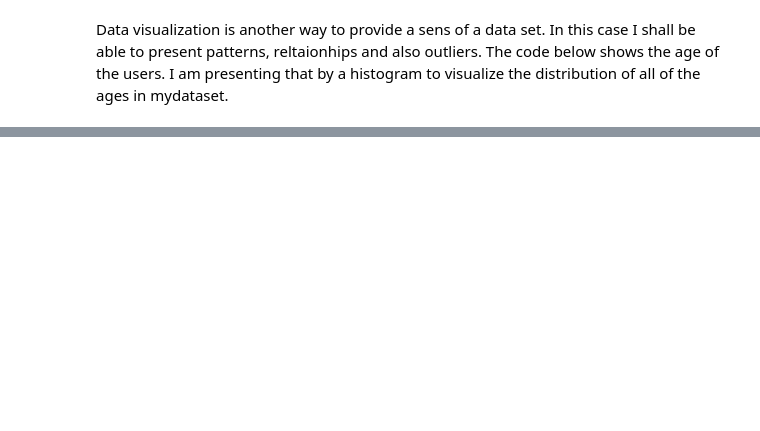
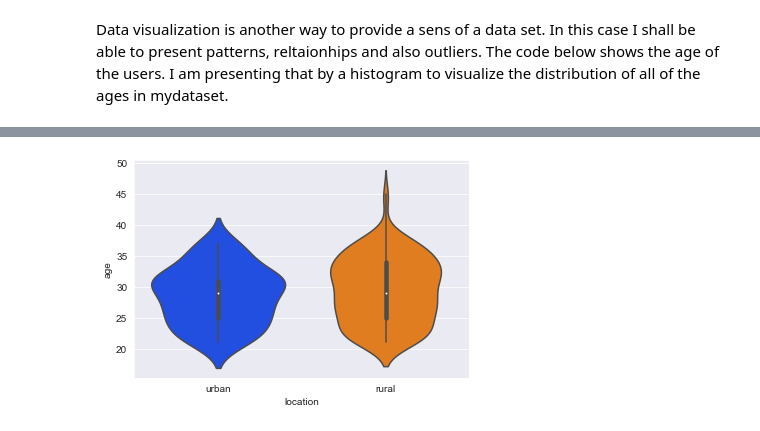
Before and after one commit to adrianberski/G00387825-gmit.ie---Adrian-Berski, a Jupyter notebook: Programming_ for_ Data_Analysis/Project/A_real-world_phenomenon.ipynb, the cells around one changed output, grey strips where cells are left out. Saved outputs shown, nothing was run; the diff lists cells and outputs as text; code cells hidden in the pictures; blank space fills up the shorter version.

```diff
--- a/Programming_ for_ Data_Analysis/Project/A_real-world_phenomenon.ipynb
+++ b/Programming_ for_ Data_Analysis/Project/A_real-world_phenomenon.ipynb
@@ -161,0 +162,9 @@ plt.show()
+# %%
+plt.close()
+sns.violinplot(x="location", y="age", data=new_df)
+
+plt.show()
+
+# a violinplot creates separate distributions for each category
+# %% [output]
+[figure, added]
```
Also changed, not shown: parts of 14 cells of this notebook, 2 other files.
